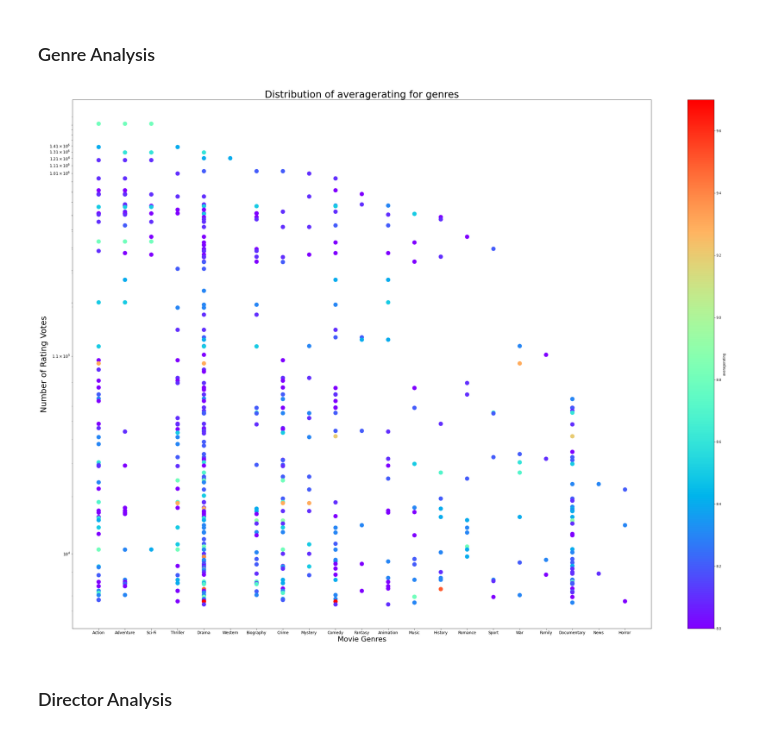
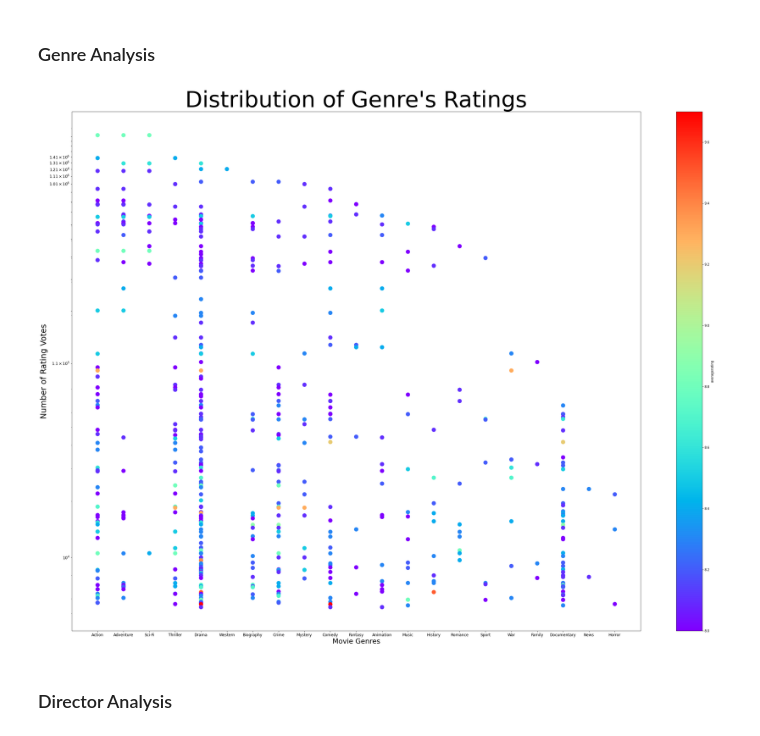
Before and after one commit to Dmvinedata/Phase1_Project, a Jupyter notebook: Microsoft_Rec_DJackson_June22.ipynb, the cells around one changed output. Drawn from its saved outputs; the diff is of its cells as text; code cells hidden in the pictures.

```diff
--- a/Microsoft_Rec_DJackson_June22.ipynb
+++ b/Microsoft_Rec_DJackson_June22.ipynb
@@ -992,23 +995,23 @@ Ref:[Austin Animal Center Needs Project Example](https://github.com/learn-co-cur
 # %%
 #Create Plot
 fig, genre_rating_ax = plt.subplots(ncols = 1, nrows = 1, figsize=(40, 30))
 
 g.plot.scatter(x = "genres", y = "numvotes", c = "averagerating", fontsize = 12,  s = 150,  colormap = "rainbow",   ax= genre_rating_ax )
 genre_rating_ax .set_yscale('log', subs = [2,3,4,5,6,8])
 
 x = np.arange(10000, 1900000, 100000)
 genre_rating_ax.set_yticks(x)
 
 #Set titles
-genre_rating_ax.set_title('Distribution of averagerating for genres', fontsize=30)
+genre_rating_ax.set_title("Distribution of Genre's Ratings", fontsize=70)
 genre_rating_ax.set_ylabel('Number of Rating Votes', fontsize=25)
 genre_rating_ax.set_xlabel('Movie Genres', fontsize=22)
 
 #Save image in folder
 fig.savefig("genre_ratings.png", dpi=150)
 #plt.show()
 # %% [output]
-[figure, old version]
+[figure, new version]
 # %% [markdown]
 ### Director Analysis
 # %%
```
Also changed, not shown: parts of 17 cells of this notebook.
